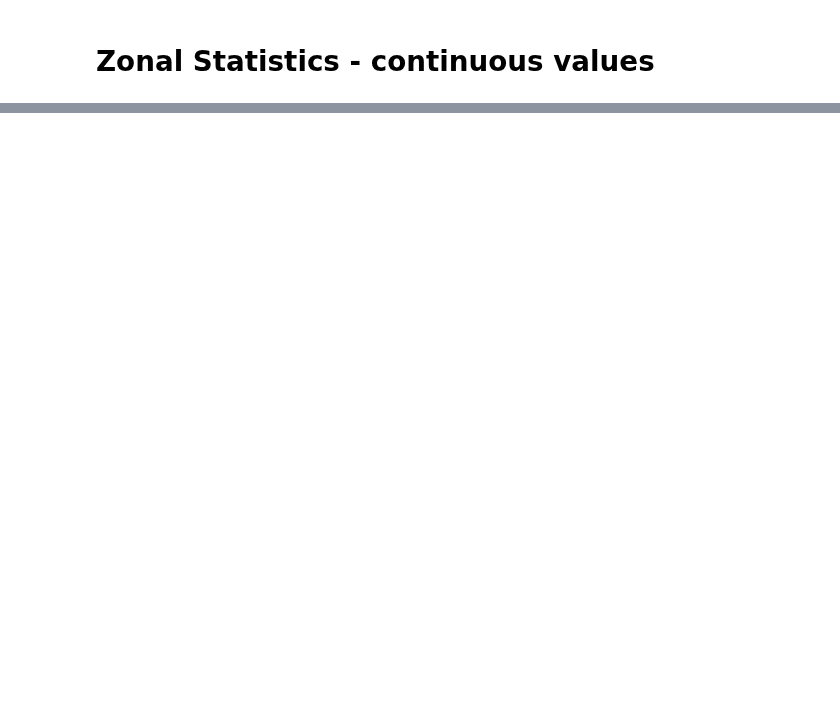
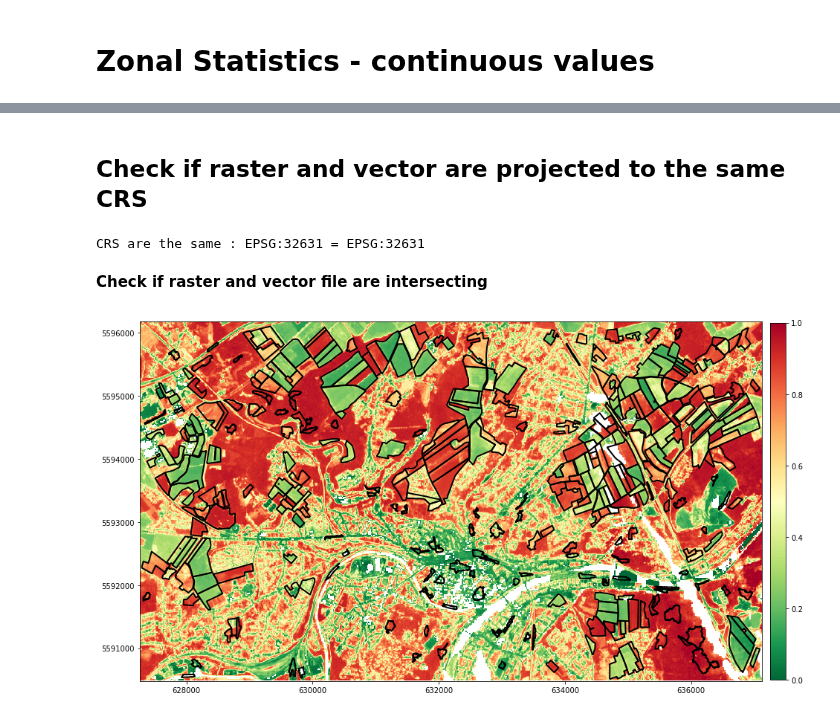
Before and after one commit to nicolasdeffense/eo-toolbox, a Jupyter notebook: notebooks/A_Zonal_Statistics/zonal_stats_continuous.ipynb, the cells around one changed output, grey strips where cells are left out. Cells and saved outputs as stored; diff of their text form; code cells hidden in the pictures; blank space fills up the shorter version.

```diff
--- a/notebooks/A_Zonal_Statistics/zonal_stats_continuous.ipynb
+++ b/notebooks/A_Zonal_Statistics/zonal_stats_continuous.ipynb
@@ -67,0 +83,39 @@ Zonal Stats path are set to : /Volumes/nbdid-sst-lbrat2104/GROUP_X/WORK/ZONAL_ST
+# %% [markdown]
+## Check if raster and vector are projected to the same CRS
+# %%
+gdf = gpd.read_file(vector_file)
+src = rasterio.open(raster_file_list[6], "r")
+
+crs_vector = str(gdf.crs).split(":",1)[1]
+crs_raster = str(src.crs).split(":",1)[1]
+
+if crs_vector == crs_raster:
+    print(f'CRS are the same : EPSG:{crs_vector} = EPSG:{crs_raster}')
+else:
+    print('We must reproject vector file')
+
+    gdf = gdf.to_crs(epsg=crs_raster)
+# %% [output]
+CRS are the same : EPSG:32631 = EPSG:32631
+# %% [markdown]
+**Check if raster and vector file are intersecting**
+# %%
+fig, ax = plt.subplots(1, 1, figsize=(15,15))
+
+# Plot vector
+gdf.plot(facecolor='none', edgecolor='black', linewidth = 2, ax=ax)
+
+# Plot image
+color_map = plt.cm.get_cmap("RdYlGn")
+reversed_color_map = color_map.reversed()
+
+im_rio = rasterio.plot.show(src, cmap=reversed_color_map, vmin=0, vmax=1, ax=ax)
+im_rio = im_rio.get_images()[0]
+
+cax = fig.add_axes([ax.get_position().x1+0.01,ax.get_position().y0,0.02,ax.get_position().height])
+plt.colorbar(im_rio, ax=ax, cax=cax)
+
+
+plt.box(False)
+# %% [output]
+[figure, added]
```
Also changed, not shown: parts of 19 cells of this notebook, 4 other files.
